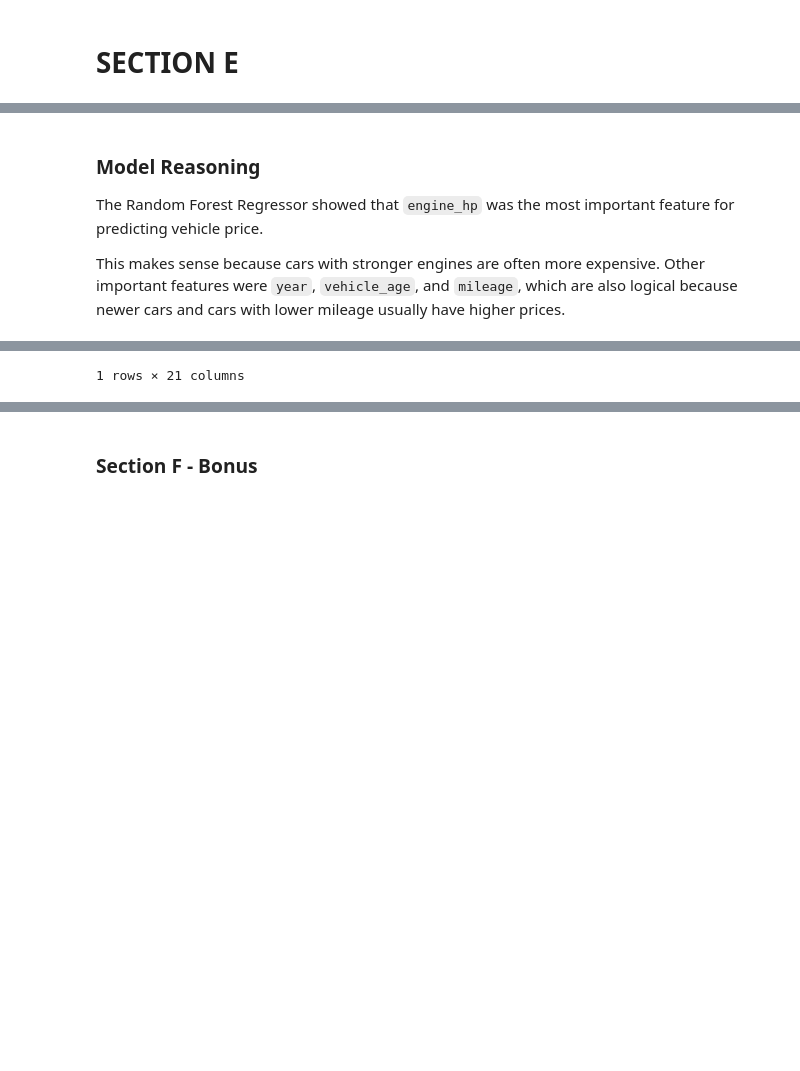
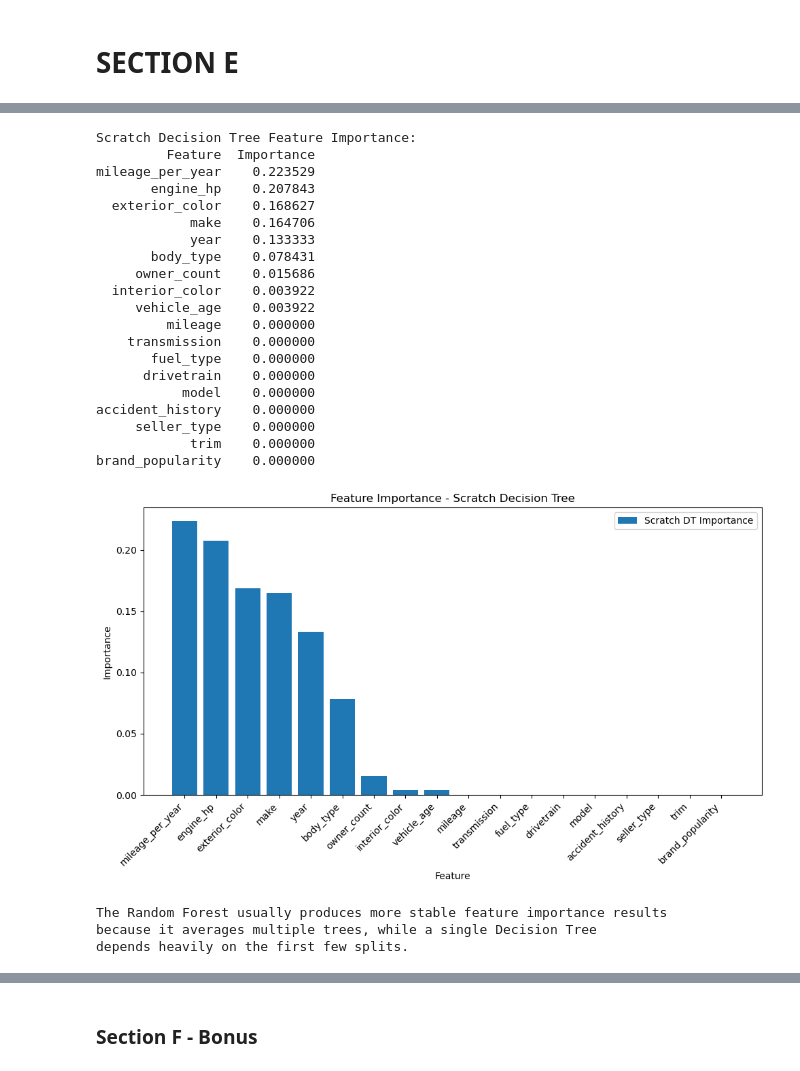
Before and after one commit to malak-re3/MACHINE-LEARNING-EX1, a Jupyter notebook: assignment1 (2).ipynb, the cells around one changed output, grey strips where cells are left out. Cells and saved outputs as stored; diff of their text form; code cells hidden in the pictures; blank space fills up the shorter version.

```diff
--- a/assignment1 (2).ipynb
+++ b/assignment1 (2).ipynb
@@ -1598,23 +1866,33 @@ plt.show()
-# %% [markdown]
-### Model Reasoning
-
-The Random Forest Regressor showed that `engine_hp` was the most important feature for predicting vehicle price.
-
-This makes sense because cars with stronger engines are often more expensive. Other important features were `year`, `vehicle_age`, and `mileage`, which are also logical because newer cars and cars with lower mileage usually have higher prices.
 # %%
-# -----------------------------
-# Failure Analysis
-# -----------------------------
+# ------------------------------------------------------------
+# Decision Tree Feature Importance
+# ------------------------------------------------------------
 
-test_predictions = sklearn_rf_regressor.predict(X_test_encoded)
+dt_importances = dt_regressor.feature_importances_
 
-failure_df = X_test.copy()
-failure_df["Actual Price"] = y_test_reg.values
-failure_df["Predicted Price"] = test_predictions
-failure_df["Absolute Error"] = np.abs(failure_df["Actual Price"] - failure_df["Predicted Price"])
+dt_importance_df = pd.DataFrame({
+    "Feature": X_train_reg.columns,
+    "Importance": dt_importances
+}).sort_values(by="Importance", ascending=False)
 
-# Vehicle with the largest prediction error
-worst_case = failure_df.sort_values(by="Absolute Error", ascending=False).head(1)
+print("\nScratch Decision Tree Feature Importance:")
+print(dt_importance_df.to_string(index=False))
+plt.figure(figsize=(10, 6))
+plt.bar(dt_importance_df["Feature"],
+        dt_importance_df["Importance"],
+        label="Scratch DT Importance")
 
-worst_case
+plt.title("Feature Importance - Scratch Decision Tree")
+plt.xlabel("Feature")
+plt.ylabel("Importance")
+plt.xticks(rotation=45, ha="right")
+plt.legend()
+plt.tight_layout()
+plt.show()
+
+print("""
+The Random Forest usually produces more stable feature importance results
+because it averages multiple trees, while a single Decision Tree
+depends heavily on the first few splits.
+""")
 # %% [output]
@@ -1623 +1899,24 @@ worst_case
-1 rows × 21 columns
+Scratch Decision Tree Feature Importance:
+         Feature  Importance
+mileage_per_year    0.223529
+       engine_hp    0.207843
+  exterior_color    0.168627
+            make    0.164706
+            year    0.133333
+       body_type    0.078431
+     owner_count    0.015686
+  interior_color    0.003922
+     vehicle_age    0.003922
+         mileage    0.000000
+    transmission    0.000000
+       fuel_type    0.000000
+      drivetrain    0.000000
+           model    0.000000
+accident_history    0.000000
+     seller_type    0.000000
+            trim    0.000000
+brand_popularity    0.000000
+[figure, added]
+The Random Forest usually produces more stable feature importance results
+because it averages multiple trees, while a single Decision Tree
+depends heavily on the first few splits.
```
Also changed, not shown: parts of 21 cells of this notebook.
